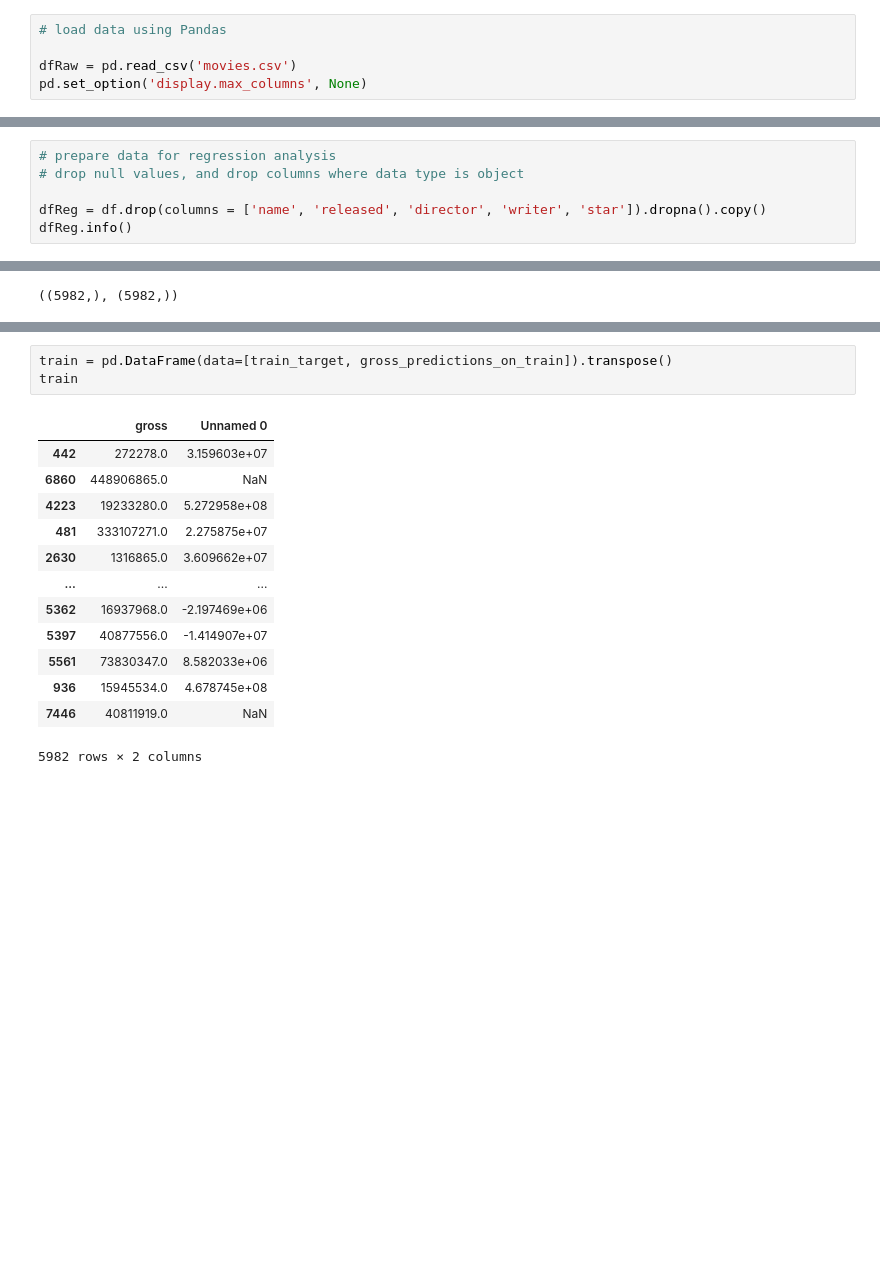
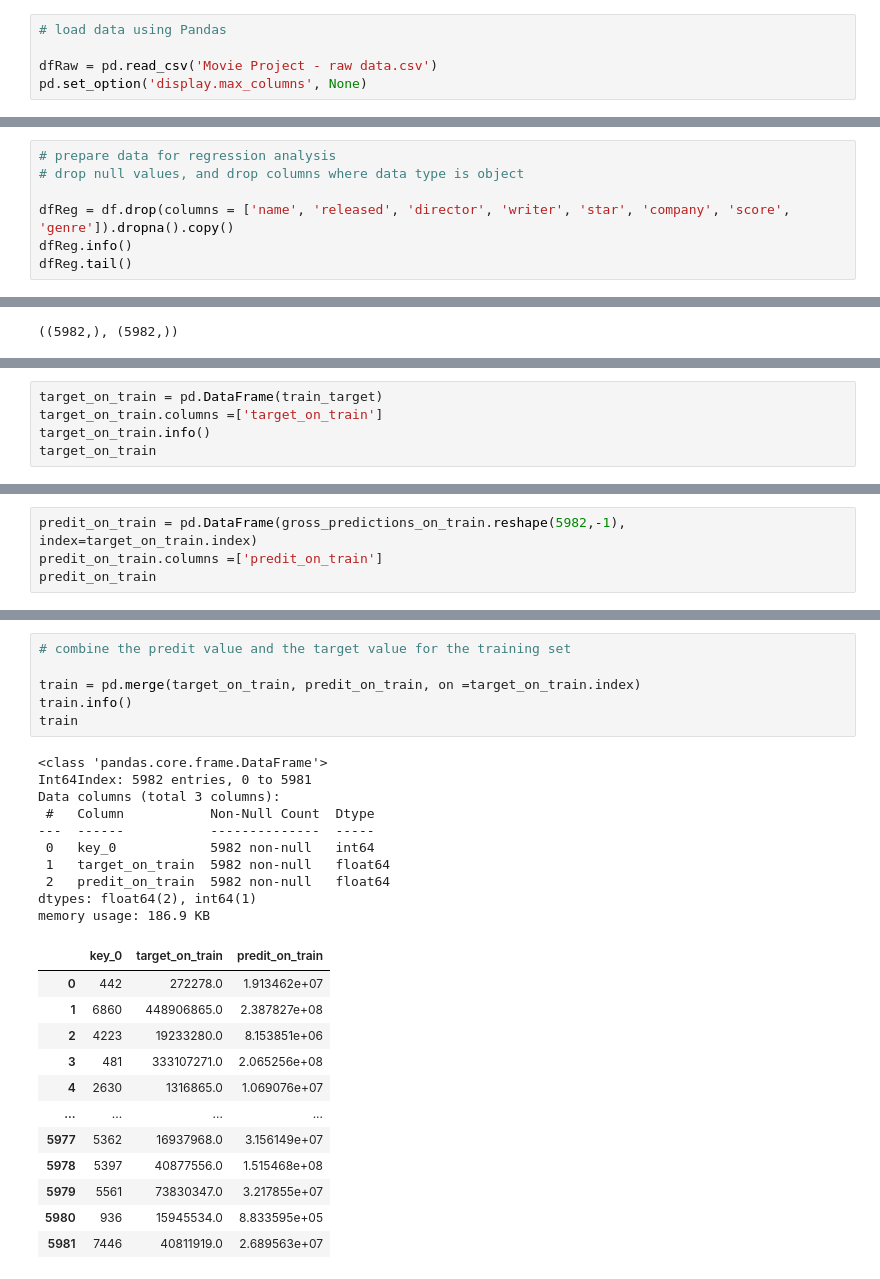
Before and after one commit to KylieKind/Sample-Projects, a Jupyter notebook: Movie Project - Correlation, Plots and Regression.ipynb, the cells around one changed output, grey strips where cells are left out. Cells and saved outputs as stored; diff of their text form; blank space fills up the shorter version.

```diff
--- a/Movie Project - Correlation, Plots and Regression.ipynb
+++ b/Movie Project - Correlation, Plots and Regression.ipynb
@@ -29,7 +31,7 @@ plt.style.use('seaborn-white')
 # %%
 # load data using Pandas
 
-dfRaw = pd.read_csv('movies.csv')
+dfRaw = pd.read_csv('Movie Project - raw data.csv')
 pd.set_option('display.max_columns', None)
 # %%
 # look at the real data
@@ -454,8 +456,9 @@ memory usage: 644.1+ KB
 # prepare data for regression analysis
 # drop null values, and drop columns where data type is object
 
-dfReg = df.drop(columns = ['name', 'released', 'director', 'writer', 'star']).dropna().copy()
+dfReg = df.drop(columns = ['name', 'released', 'director', 'writer', 'star', 'company', 'score', 'genre']).dropna().copy()
 dfReg.info()
+dfReg.tail()
 # %% [output]
 <class 'pandas.core.frame.DataFrame'>
 Int64Index: 7478 entries, 0 to 7659
@@ -639,0 +653,5 @@ test_target.shape, gross_predictions_on_test.shape
+# %%
+target_on_train = pd.DataFrame(train_target)
+target_on_train.columns =['target_on_train']
+target_on_train.info()
+target_on_train
@@ -639,0 +693,4 @@ test_target.shape, gross_predictions_on_test.shape
+# %%
+predit_on_train = pd.DataFrame(gross_predictions_on_train.reshape(5982,-1), index=target_on_train.index)
+predit_on_train.columns =['predit_on_train']
+predit_on_train
@@ -640,17 +711,29 @@ test_target.shape, gross_predictions_on_test.shape
 # %%
-train = pd.DataFrame(data=[train_target, gross_predictions_on_train]).transpose()
+# combine the predit value and the target value for the training set
+
+train = pd.merge(target_on_train, predit_on_train, on =target_on_train.index)
+train.info()
 train
 # %% [output]
+<class 'pandas.core.frame.DataFrame'>
+Int64Index: 5982 entries, 0 to 5981
+Data columns (total 3 columns):
+ #   Column           Non-Null Count  Dtype
+---  ------           --------------  -----
+ 0   key_0            5982 non-null   int64
+ 1   target_on_train  5982 non-null   float64
+ 2   predit_on_train  5982 non-null   float64
+dtypes: float64(2), int64(1)
+memory usage: 186.9 KB
-|  | gross | Unnamed 0 |
-| 442 | 272278.0 | 3.159603e+07 |
-| 6860 | 448906865.0 | NaN |
-| 4223 | 19233280.0 | 5.272958e+08 |
-| 481 | 333107271.0 | 2.275875e+07 |
-| 2630 | 1316865.0 | 3.609662e+07 |
-| ... | ... | ... |
-| 5362 | 16937968.0 | -2.197469e+06 |
-| 5397 | 40877556.0 | -1.414907e+07 |
-| 5561 | 73830347.0 | 8.582033e+06 |
-| 936 | 15945534.0 | 4.678745e+08 |
-| 7446 | 40811919.0 | NaN |
+|  | key_0 | target_on_train | predit_on_train |
+| 0 | 442 | 272278.0 | 1.913462e+07 |
+| 1 | 6860 | 448906865.0 | 2.387827e+08 |
+| 2 | 4223 | 19233280.0 | 8.153851e+06 |
+| 3 | 481 | 333107271.0 | 2.065256e+08 |
+| 4 | 2630 | 1316865.0 | 1.069076e+07 |
+| ... | ... | ... | ... |
+| 5977 | 5362 | 16937968.0 | 3.156149e+07 |
+| 5978 | 5397 | 40877556.0 | 1.515468e+08 |
+| 5979 | 5561 | 73830347.0 | 3.217855e+07 |
+| 5980 | 936 | 15945534.0 | 8.833595e+05 |
+| 5981 | 7446 | 40811919.0 | 2.689563e+07 |
-5982 rows × 2 columns
```
Also changed, not shown: parts of 39 cells of this notebook.
